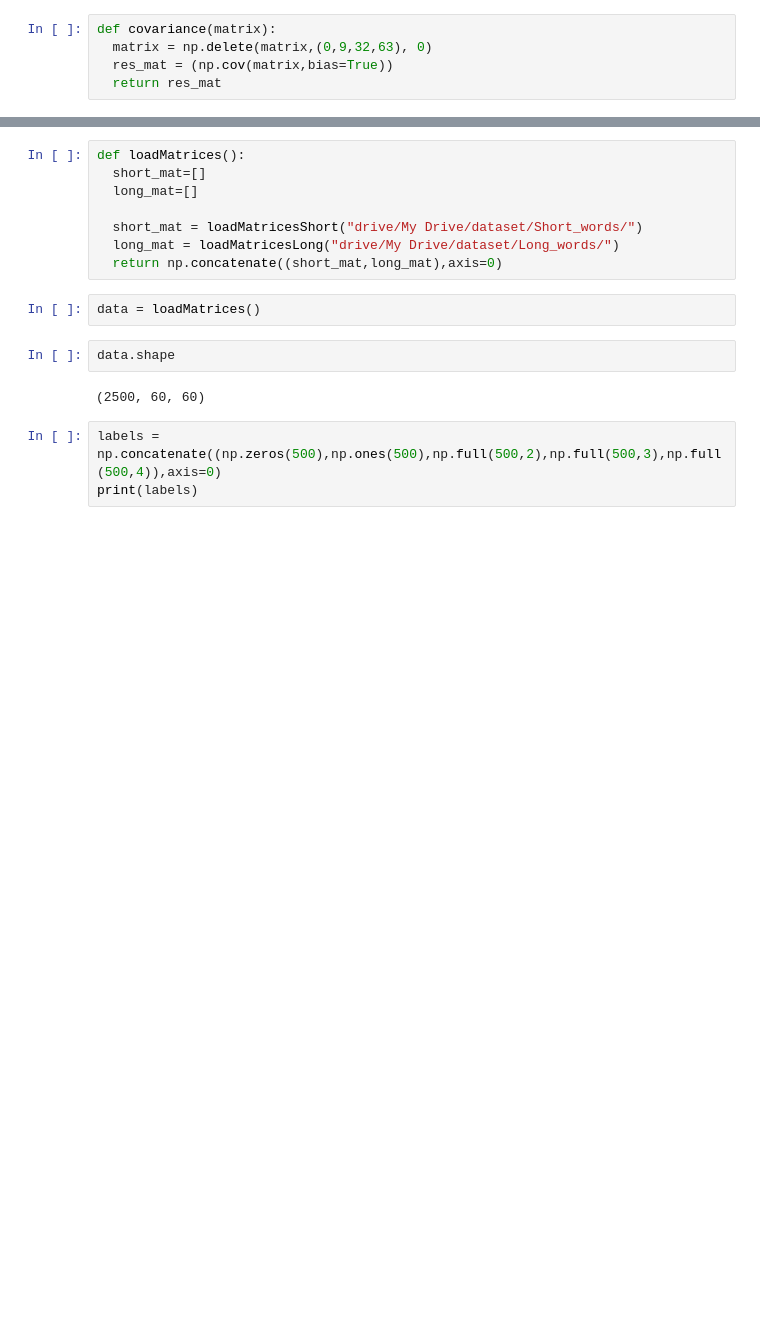
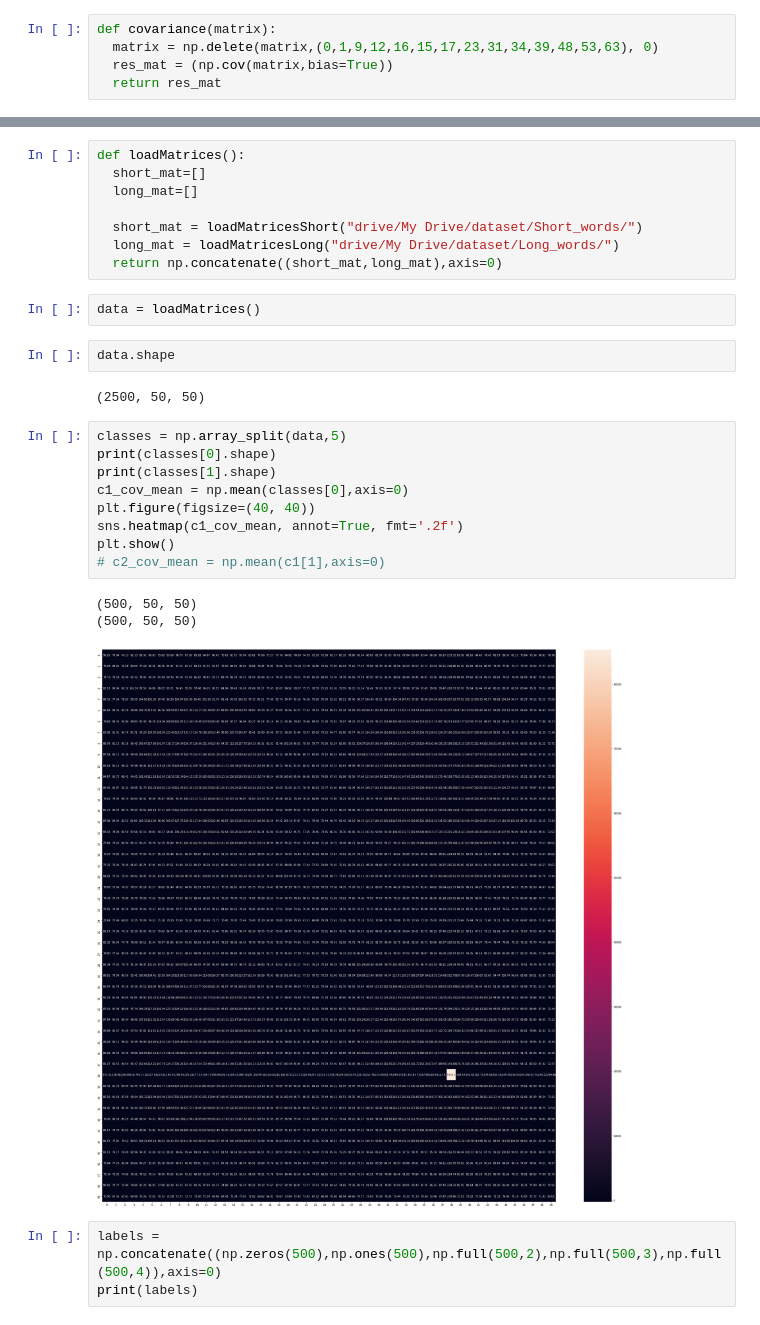
Before and after one commit to Syed-Osama-Hussain/Imagined-Speech-Prediction-from-EEG, a Jupyter notebook: all_words_model.ipynb, the cells around one changed output, grey strips where cells are left out. Cells and saved outputs as stored; diff of their text form; blank space fills up the shorter version.

Commit message:
Add covariance matrix visualization

```diff
--- a/all_words_model.ipynb
+++ b/all_words_model.ipynb
@@ -26,7 +26,7 @@ drive.mount('/content/drive')
 Mounted at /content/drive
 # %%
 def covariance(matrix):
-  matrix = np.delete(matrix,(0,9,32,63), 0)
+  matrix = np.delete(matrix,(0,1,9,12,16,15,17,23,31,34,39,48,53,63), 0)
   res_mat = (np.cov(matrix,bias=True))
   return res_mat
 # %%
@@ -70,7 +70,20 @@ data = loadMatrices()
 # %%
 data.shape
 # %% [output]
-(2500, 60, 60)
+(2500, 50, 50)
+# %%
+classes = np.array_split(data,5)
+print(classes[0].shape)
+print(classes[1].shape)
+c1_cov_mean = np.mean(classes[0],axis=0)
+plt.figure(figsize=(40, 40))
+sns.heatmap(c1_cov_mean, annot=True, fmt='.2f')
+plt.show()
+# c2_cov_mean = np.mean(c1[1],axis=0)
+# %% [output]
+(500, 50, 50)
+(500, 50, 50)
+[figure, added]
 # %%
 labels = np.concatenate((np.zeros(500),np.ones(500),np.full(500,2),np.full(500,3),np.full(500,4)),axis=0)
 print(labels)
```
Also changed, not shown: parts of 4 cells of this notebook.
